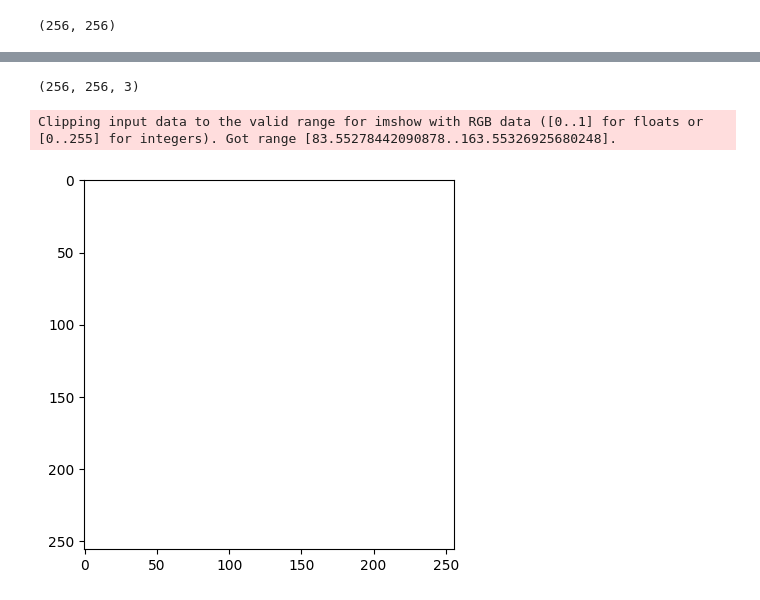
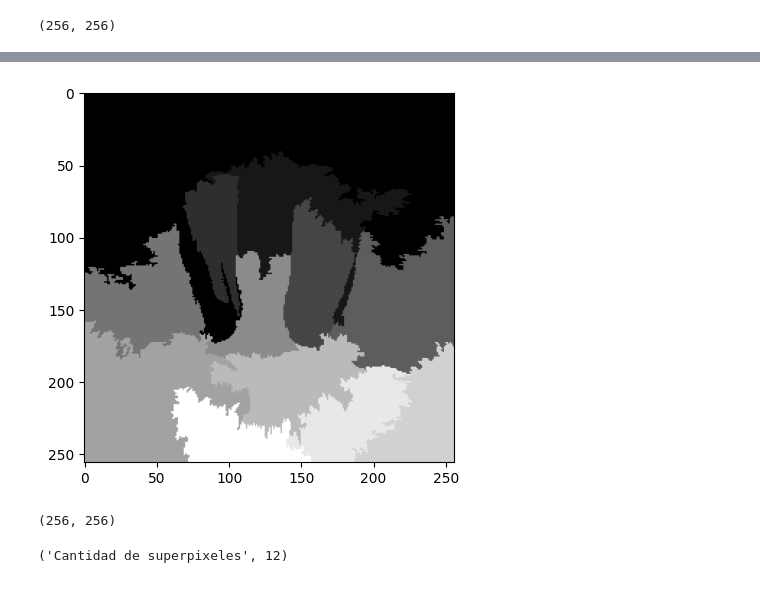
Before and after one commit to pukinidev/TalleresImagenes, a Jupyter notebook: Taller3/Segmentación por agrupación.ipynb, the cells around one changed output, grey strips where cells are left out. Cells and saved outputs as stored; diff of their text form; code cells hidden in the pictures.

```diff
--- a/Taller3/Segmentación por agrupación.ipynb
+++ b/Taller3/Segmentación por agrupación.ipynb
@@ -31,10 +65,9 @@ ValueError: cannot reshape array of size 196608 into shape (256,256,1)
+# %%
+plt.imshow(segments, cmap= 'gray')
+plt.show()
+# %% [output]
+[figure, added]
 # %%
-baboon_segmented_image.shape
+segments.shape
 # %% [output]
-(256, 256, 3)
+(256, 256)
-# %%
-plt.imshow(baboon_segmented_image)
-plt.show()
-# %% [output]
-Clipping input data to the valid range for imshow with RGB data ([0..1] for floats or [0..255] for integers). Got range [83.55278442090878..163.55326925680248].
-[figure, removed]
@@ -40,0 +79,4 @@ Clipping input data to the valid range for imshow with RGB data ([0..1] for floa
+# %%
+"Cantidad de superpixeles", len(colors_)
+# %% [output]
+('Cantidad de superpixeles', 12)
```
Also changed, not shown: parts of 13 cells of this notebook.
